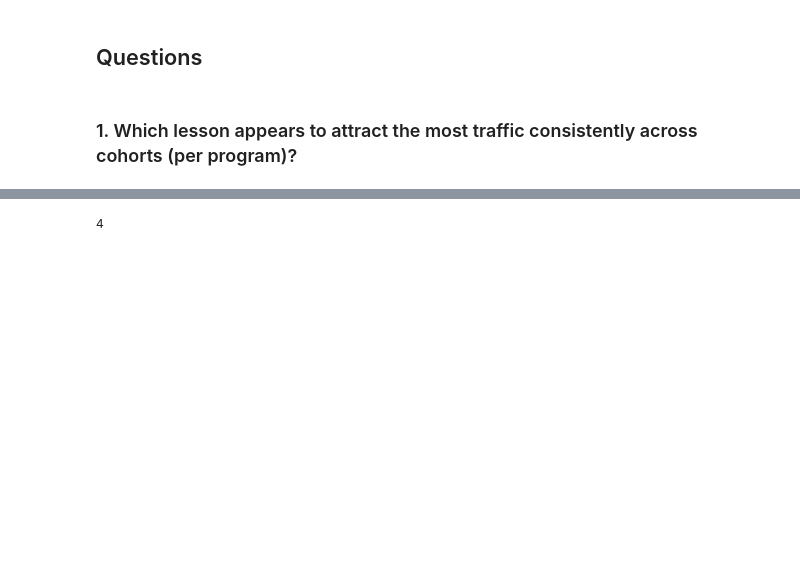
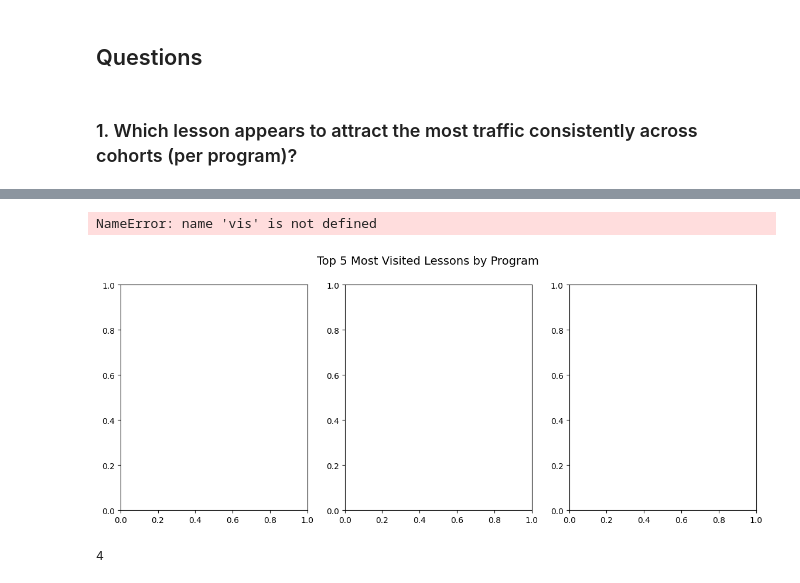
Before and after one commit to project-curriculum/curriculum, a Jupyter notebook: Final_Notebook.ipynb, the cells around one changed output, grey strips where cells are left out. Saved outputs shown, nothing was run; the diff lists cells and outputs as text; code cells hidden in the pictures; blank space fills up the shorter version.

```diff
--- a/Final_Notebook.ipynb
+++ b/Final_Notebook.ipynb
@@ -112,0 +135,14 @@ df1.head()
+# %%
+# List of common file extensions
+file_extensions = ['.txt', '.jpg', '.jpeg', '.png', '.pdf', '.doc', '.xls', '.csv', '.json', '.html', '.svg', '.java', '.zip', '.gif', '.ico']
+
+# Define a function to check if a URL contains a file extension
+def contains_file_extension(url):
+    for ext in file_extensions:
+        if ext in url:
+            return False
+    return True
+
+# Filter rows where the URL doesn't contain a file extension
+traffic_program = traffic_program[traffic_program['path_first'].apply(contains_file_extension)]
+traffic_program.sort_values('visit_count', ascending=False).head(5)
@@ -112,0 +156,7 @@ df1.head()
+# %%
+# Sort the DataFrame by 'program_id' and 'visit_count' to get the top 10 most visited lessons per program
+traffic_program_sorted = traffic_program.sort_values(['program_id', 'visit_count'], ascending=[True, False])
+traffic_program_full_path = traffic_program_sorted.copy()
+
+# traffic_program_sorted['path'] = traffic_program_sorted['path'].str[:15]
+traffic_program_sorted.head()
@@ -113,3 +170,29 @@ df1.head()
+# %%
+# Create subplots for each program's top 5 most visited lessons using johns_barsubplot
+fig, axes = plt.subplots(1, 3, figsize=(14, 5))
+fig.suptitle('Top 5 Most Visited Lessons by Program', fontsize=14)
+
+# Flatten axes for easy iteration
+axes = axes.flatten()
+
+# Program IDs
+program_ids = [1, 2, 3]
+
+for i, program_id in enumerate(program_ids):
+    # Get the top 5 most visited lessons for the current program
+    top_5_per_program = traffic_program_sorted[traffic_program_sorted['program_id'] == program_id].head()
+
+    # Create the bar plot using the top 5 most visited lessons for the current program
+    ax = axes[i]
+    vis.johns_barsubplot(ax, x='path', y='visit_count', data=top_5_per_program,
+                     title=f'Program: {program_id}', xlabel='', single_color='#1f77b4', x_label_rotation= 35)
+
+# Show the plot
+plt.tight_layout(rect=[0, 0.03, 1, 0.95])
+plt.show()
+# %% [output]
+NameError: name 'vis' is not defined
+[figure, added]
 # %%
 # Check number of unique programs
 ids = df1.program_id.unique()
```
Also changed, not shown: parts of 6 cells of this notebook.
